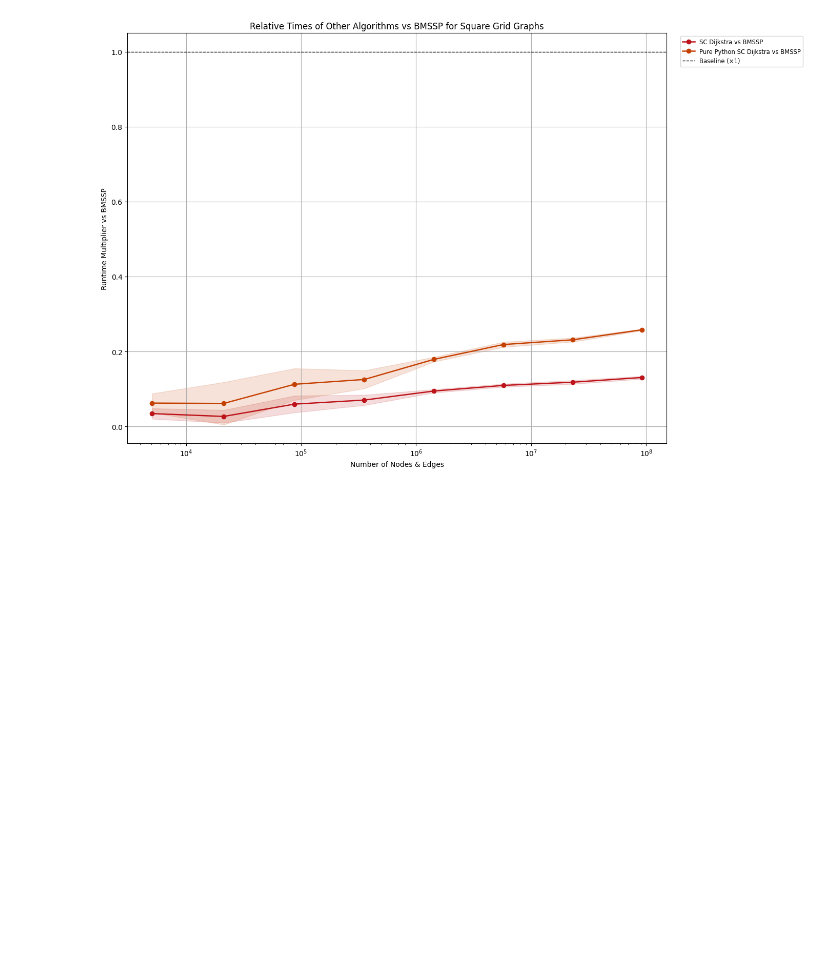
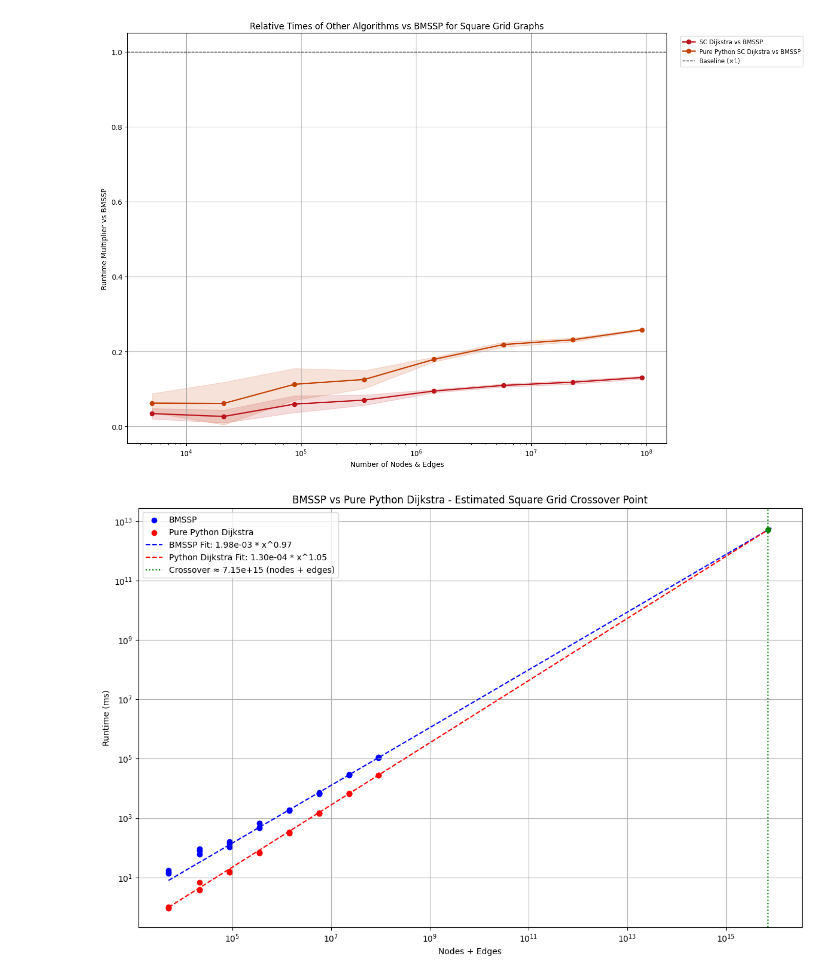
Before and after one commit to connor-makowski/bmsspy, a Jupyter notebook: benchmarking/charts.ipynb, the cells around one changed output. Cells and saved outputs as stored; diff of their text form; code cells hidden in the pictures; blank space fills up the shorter version.

Commit message:
Remove Big O in favor of crossover calculations based on fitting a line with power law. This is applied crossover.

```diff
--- a/benchmarking/charts.ipynb
+++ b/benchmarking/charts.ipynb
@@ -299,0 +342,14 @@ make_relative_performance_graph(gridscale_data, "Relative Times of Other Algorit
+# %%
+data = pamda.read_csv('./outputs/gridscale_time_tests.csv')
+
+x_vals = [i['graph_nodes']+i['graph_edges'] for i in data]
+y_bmssp = [i["bmssp_spantree_time_ms"] for i in data]
+y_purepy = [i["pure_python_sc_dijkstra_time_ms"] for i in data]
+
+a1, b1 = fit_curve(x_vals, y_bmssp)
+a2, b2 = fit_curve(x_vals, y_purepy)
+x_crossover = find_crossover(a1, b1, a2, b2)
+
+plot_with_crossover(x_vals, y_bmssp, y_purepy, a1, b1, a2, b2, x_crossover)
+# %% [output]
+[figure, added]
```
Also changed, not shown: parts of 2 cells of this notebook, 2 other files.
